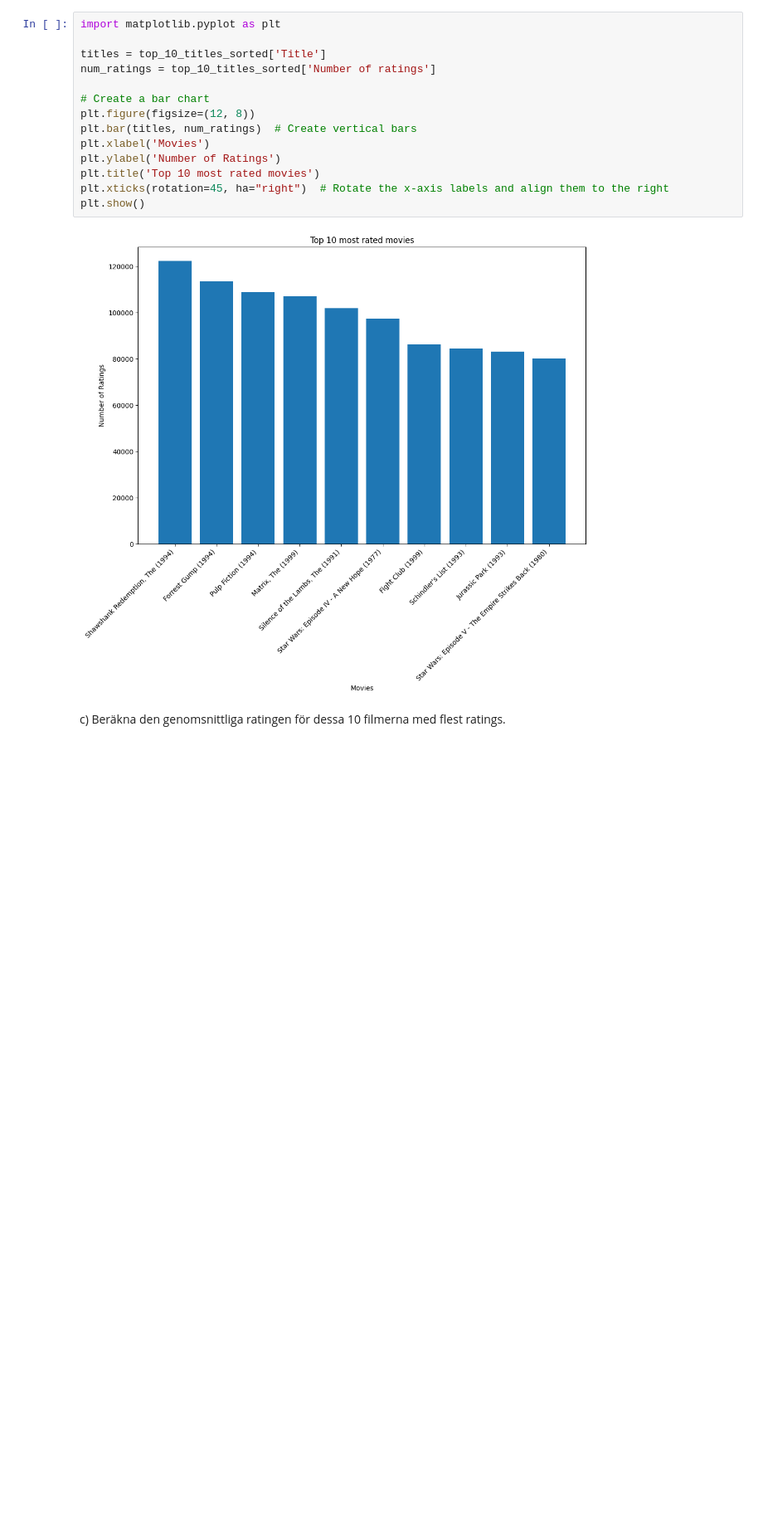
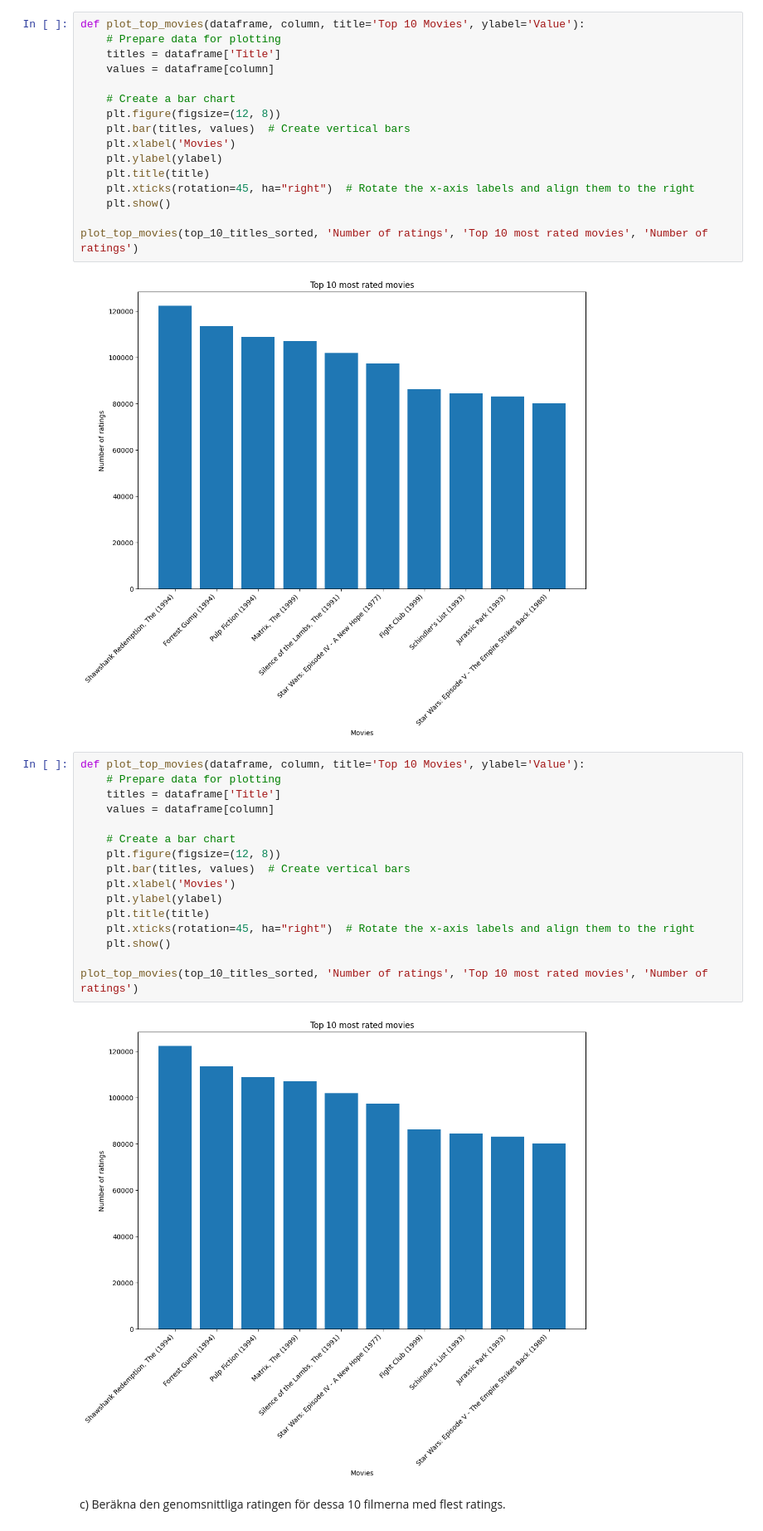
Before and after one commit to HolmstromAnna/AI-Anna-Holmstrom-OPA23, a Jupyter notebook: labs/Lab1/Code_lab1.ipynb, the cells around one changed output. Shown at 83% size. Drawn from its saved outputs; the diff is of its cells as text; blank space fills up the shorter version.

Commit message:
Plot exercise 1.1 b as function

```diff
--- a/labs/Lab1/Code_lab1.ipynb
+++ b/labs/Lab1/Code_lab1.ipynb
@@ -105,21 +106,41 @@ Star Wars: Episode V - The Empire Strikes Back (1980)              80200
 # %% [markdown]
 Stapeldiagram som visar antal ratings per film
 # %%
-import matplotlib.pyplot as plt
+def plot_top_movies(dataframe, column, title='Top 10 Movies', ylabel='Value'):
+    # Prepare data for plotting
+    titles = dataframe['Title']
+    values = dataframe[column]
 
-titles = top_10_titles_sorted['Title']
-num_ratings = top_10_titles_sorted['Number of ratings']
+    # Create a bar chart
+    plt.figure(figsize=(12, 8))
+    plt.bar(titles, values)  # Create vertical bars
+    plt.xlabel('Movies')
+    plt.ylabel(ylabel)
+    plt.title(title)
+    plt.xticks(rotation=45, ha="right")  # Rotate the x-axis labels and align them to the right
+    plt.show()
 
-# Create a bar chart
-plt.figure(figsize=(12, 8))
-plt.bar(titles, num_ratings)  # Create vertical bars
-plt.xlabel('Movies')
-plt.ylabel('Number of Ratings')
-plt.title('Top 10 most rated movies')
-plt.xticks(rotation=45, ha="right")  # Rotate the x-axis labels and align them to the right
-plt.show()
+plot_top_movies(top_10_titles_sorted, 'Number of ratings', 'Top 10 most rated movies', 'Number of ratings')
 # %% [output]
 [figure]
+# %%
+def plot_top_movies(dataframe, column, title='Top 10 Movies', ylabel='Value'):
+    # Prepare data for plotting
+    titles = dataframe['Title']
+    values = dataframe[column]
+
+    # Create a bar chart
+    plt.figure(figsize=(12, 8))
+    plt.bar(titles, values)  # Create vertical bars
+    plt.xlabel('Movies')
+    plt.ylabel(ylabel)
+    plt.title(title)
+    plt.xticks(rotation=45, ha="right")  # Rotate the x-axis labels and align them to the right
+    plt.show()
+
+plot_top_movies(top_10_titles_sorted, 'Number of ratings', 'Top 10 most rated movies', 'Number of ratings')
+# %% [output]
+[figure, added]
 # %% [markdown]
  c) Beräkna den genomsnittliga ratingen för dessa 10 filmerna med flest ratings.
 # %%
```
Also changed, not shown: parts of 1 cell of this notebook.
